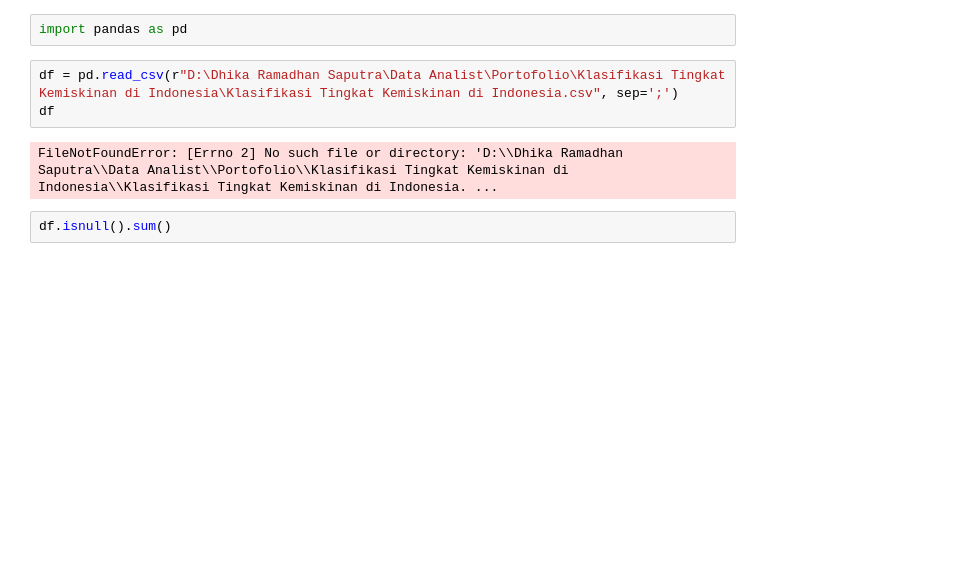
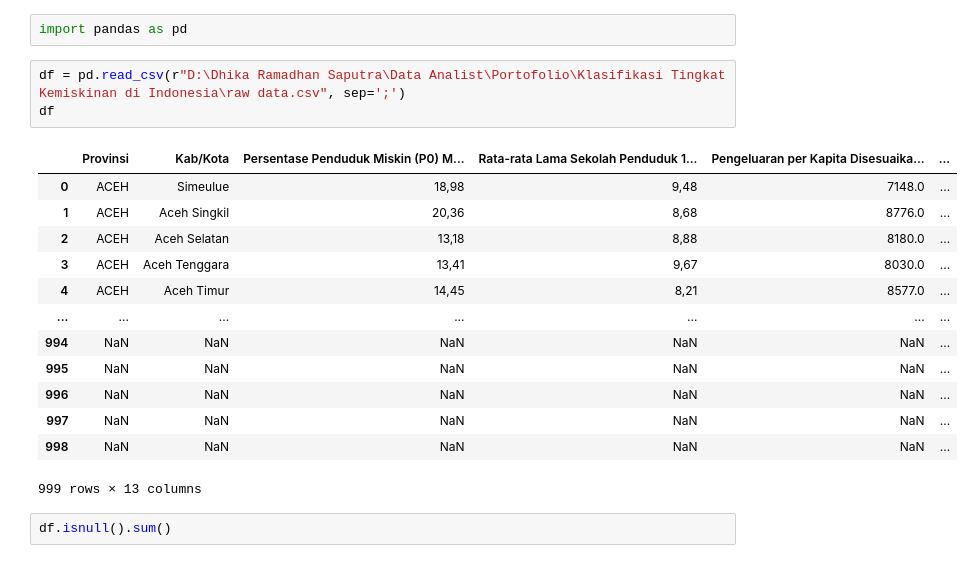
Before and after one commit to dhika-ramadhan-saputra/analisis-harapan-hidup, a Jupyter notebook: data cleaning.ipynb, the cells around one changed output. Saved outputs shown, nothing was run; the diff lists cells and outputs as text; blank space fills up the shorter version.

```diff
--- a/data cleaning.ipynb
+++ b/data cleaning.ipynb
@@ -1,10 +1,22 @@
 # %%
 import pandas as pd
 # %%
-df = pd.read_csv(r"D:\Dhika Ramadhan Saputra\Data Analist\Portofolio\Klasifikasi Tingkat Kemiskinan di Indonesia\Klasifikasi Tingkat Kemiskinan di Indonesia.csv", sep=';')
+df = pd.read_csv(r"D:\Dhika Ramadhan Saputra\Data Analist\Portofolio\Klasifikasi Tingkat Kemiskinan di Indonesia\raw data.csv", sep=';')
 df
 # %% [output]
+|  | Provinsi | Kab/Kota | Persentase Penduduk Miskin (P0) M... | Rata-rata Lama Sekolah Penduduk 1... | Pengeluaran per Kapita Disesuaika... | ... |
+| 0 | ACEH | Simeulue | 18,98 | 9,48 | 7148.0 | ... |
+| 1 | ACEH | Aceh Singkil | 20,36 | 8,68 | 8776.0 | ... |
+| 2 | ACEH | Aceh Selatan | 13,18 | 8,88 | 8180.0 | ... |
+| 3 | ACEH | Aceh Tenggara | 13,41 | 9,67 | 8030.0 | ... |
+| 4 | ACEH | Aceh Timur | 14,45 | 8,21 | 8577.0 | ... |
+| ... | ... | ... | ... | ... | ... | ... |
+| 994 | NaN | NaN | NaN | NaN | NaN | ... |
+| 995 | NaN | NaN | NaN | NaN | NaN | ... |
+| 996 | NaN | NaN | NaN | NaN | NaN | ... |
+| 997 | NaN | NaN | NaN | NaN | NaN | ... |
+| 998 | NaN | NaN | NaN | NaN | NaN | ... |
-FileNotFoundError: [Errno 2] No such file or directory: 'D:\\Dhika Ramadhan Saputra\\Data Analist\\Portofolio\\Klasifikasi Tingkat Kemiskinan di Indonesia\\Klasifikasi Tingkat Kemiskinan di Indonesia. ...
+999 rows × 13 columns
 # %%
 df.isnull().sum()
 # %% [output]
```
Also changed, not shown: parts of 2 cells of this notebook, 1 other file.
